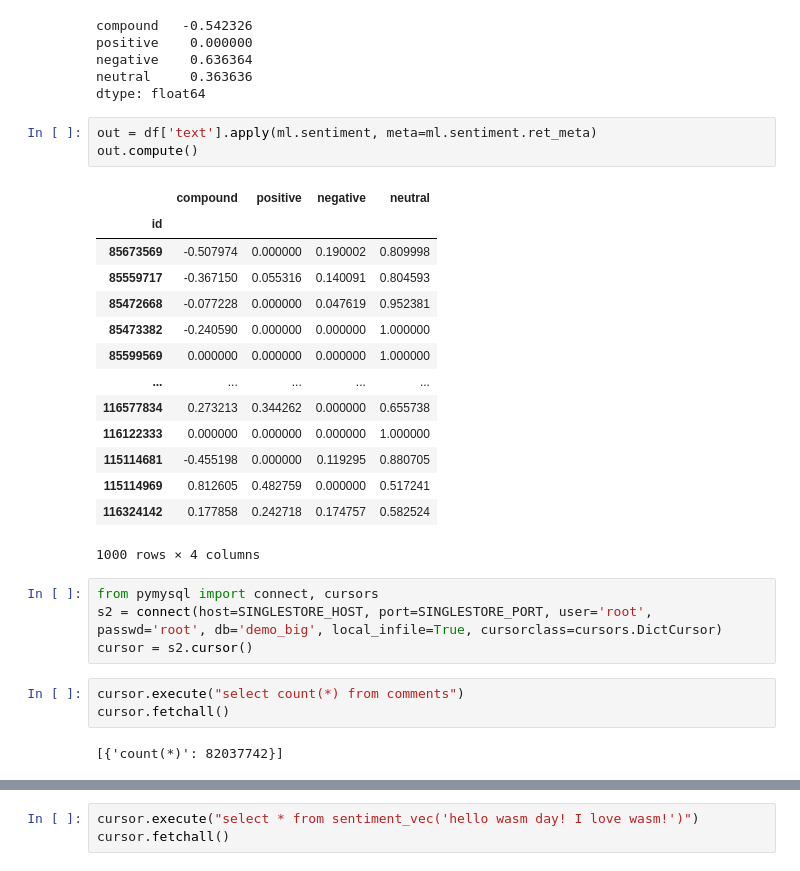
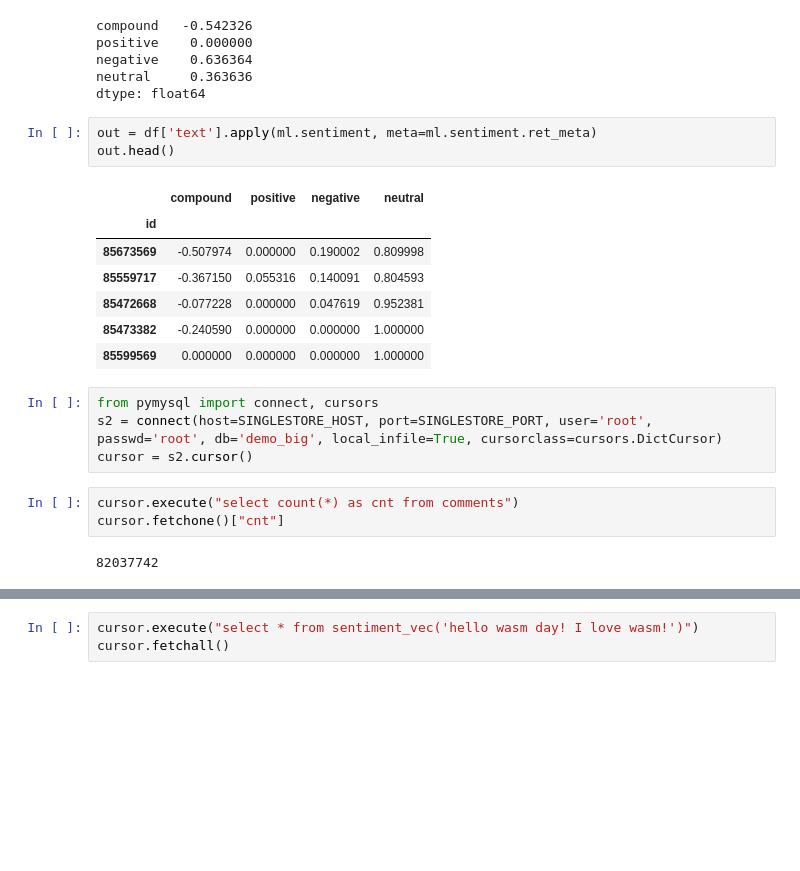
Before and after one commit to singlestore-labs/wasi-data-python, a Jupyter notebook: examples/demo.ipynb, the cells around one changed output, grey strips where cells are left out. Saved outputs shown, nothing was run; the diff lists cells and outputs as text; blank space fills up the shorter version.

```diff
--- a/examples/demo.ipynb
+++ b/examples/demo.ipynb
@@ -49,30 +48,23 @@ neutral     0.363636
 dtype: float64
 # %%
 out = df['text'].apply(ml.sentiment, meta=ml.sentiment.ret_meta)
-out.compute()
+out.head()
 # %% [output]
 |  | compound | positive | negative | neutral |
 | id |  |  |  |  |
 | 85673569 | -0.507974 | 0.000000 | 0.190002 | 0.809998 |
 | 85559717 | -0.367150 | 0.055316 | 0.140091 | 0.804593 |
 | 85472668 | -0.077228 | 0.000000 | 0.047619 | 0.952381 |
 | 85473382 | -0.240590 | 0.000000 | 0.000000 | 1.000000 |
 | 85599569 | 0.000000 | 0.000000 | 0.000000 | 1.000000 |
-| ... | ... | ... | ... | ... |
-| 116577834 | 0.273213 | 0.344262 | 0.000000 | 0.655738 |
-| 116122333 | 0.000000 | 0.000000 | 0.000000 | 1.000000 |
-| 115114681 | -0.455198 | 0.000000 | 0.119295 | 0.880705 |
-| 115114969 | 0.812605 | 0.482759 | 0.000000 | 0.517241 |
-| 116324142 | 0.177858 | 0.242718 | 0.174757 | 0.582524 |
-1000 rows × 4 columns
 # %%
 from pymysql import connect, cursors
 s2 = connect(host=SINGLESTORE_HOST, port=SINGLESTORE_PORT, user='root', passwd='root', db='demo_big', local_infile=True, cursorclass=cursors.DictCursor)
 cursor = s2.cursor()
 # %%
-cursor.execute("select count(*) from comments")
-cursor.fetchall()
+cursor.execute("select count(*) as cnt from comments")
+cursor.fetchone()["cnt"]
 # %% [output]
-[{'count(*)': 82037742}]
+82037742
 # %%
 cursor.execute("""
```
Also changed, not shown: parts of 6 cells of this notebook.
